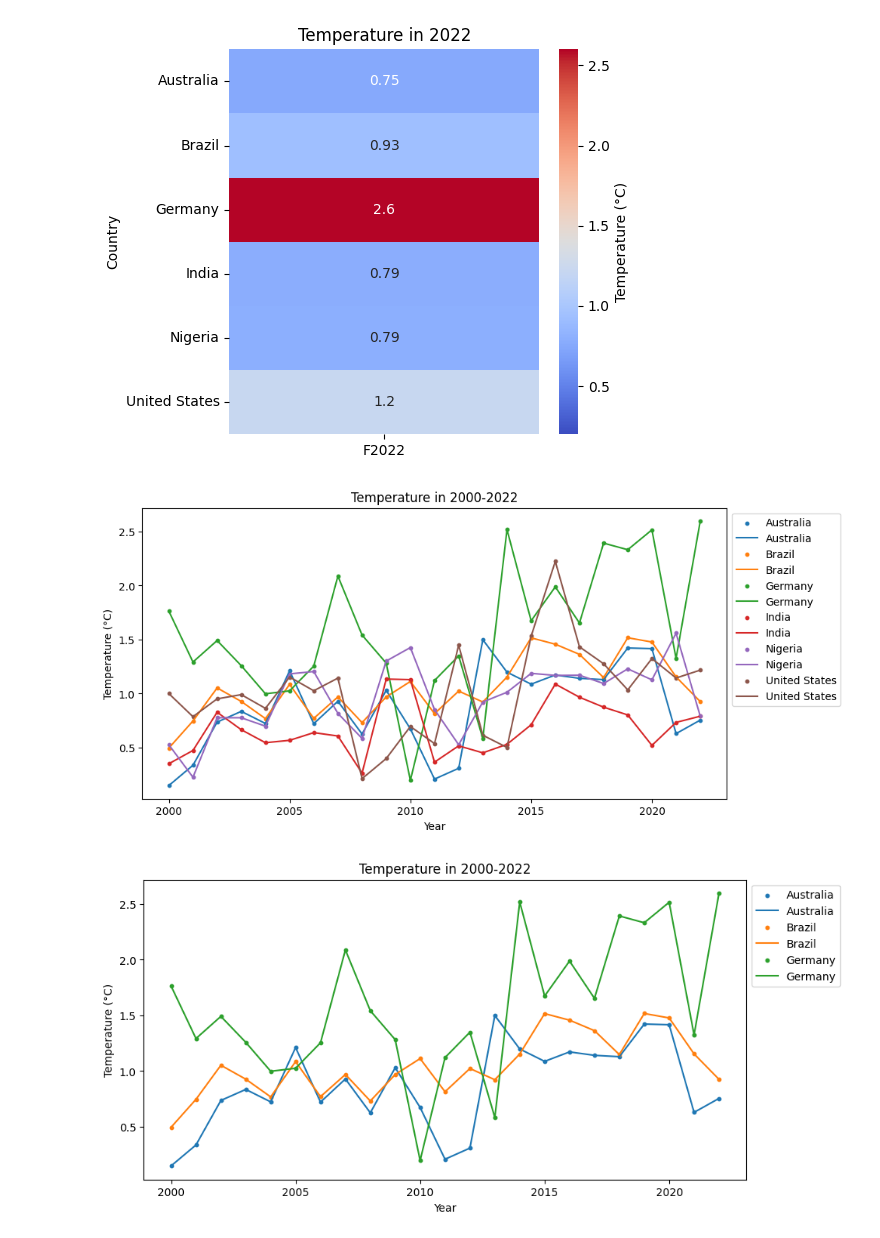
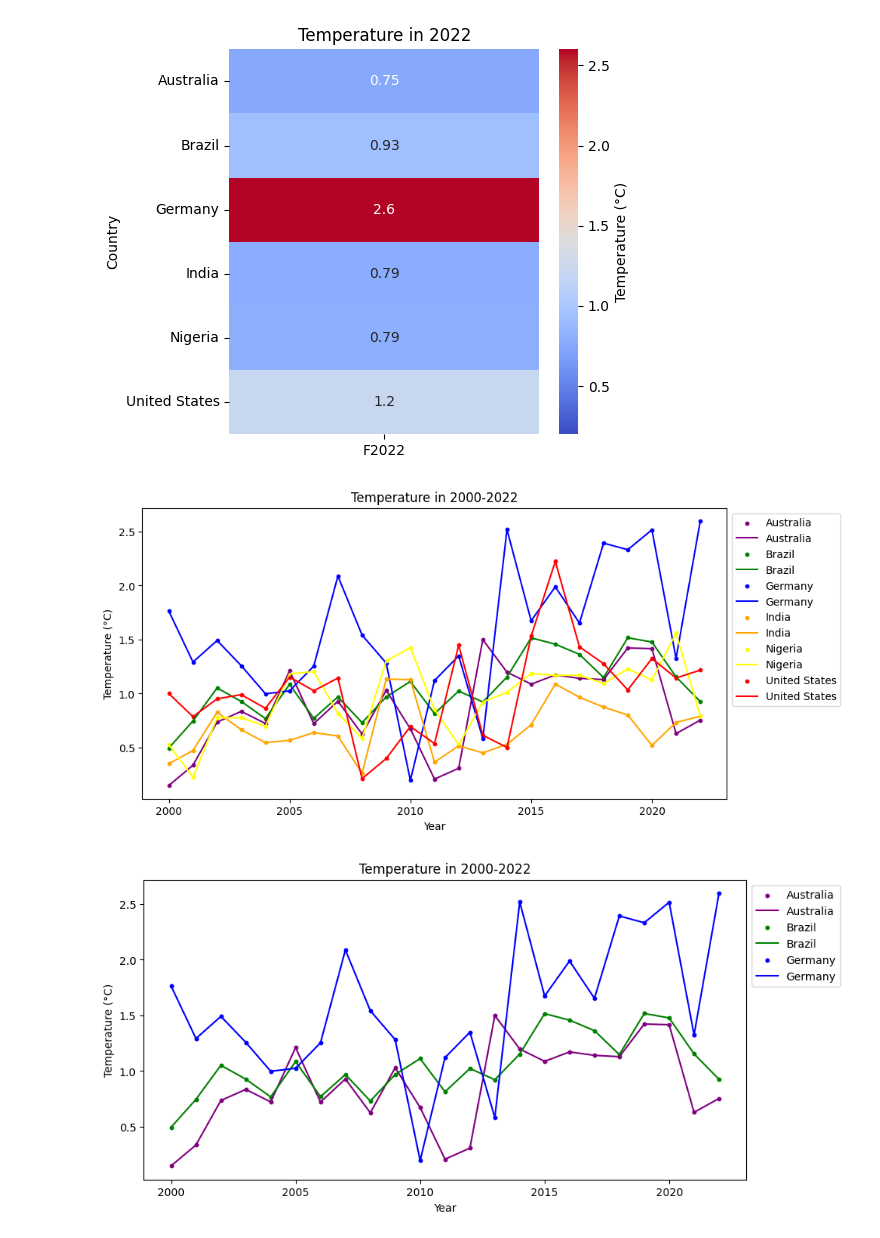
Before and after one commit to emmners/widsdatathon, a Jupyter notebook: datathon.ipynb, the cells around one changed output. Saved outputs shown, nothing was run; the diff lists cells and outputs as text; code cells hidden in the pictures.

```diff
--- a/datathon.ipynb
+++ b/datathon.ipynb
@@ -6,6 +6,14 @@ import matplotlib.pyplot as plt
 import seaborn as sns
 asfw = pd.read_csv('wide_format_annual_surface_temp.csv')
 asfl = pd.read_csv('long_format_annual_surface_temp.csv')
+colors = {
+    'United States': 'red',
+    'Brazil': 'green',
+    'Germany': 'blue',
+    'Nigeria': 'yellow',
+    'India': 'orange',
+    'Australia': 'purple'
+}
 
 # 2000 US, Brazil, Germany, Nigeria, India, Australia
 asfw2000 = asfw[['Country','F2000']]
@@ -38,40 +46,57 @@ updated4 = asfl_u[asfl_u['Country'].isin(['United States','Brazil','Germany','In
 plt.figure(figsize=(10, 5))
 for c in updated4['Country'].unique():
     country_data = updated4[updated4['Country'] == c]
-    plt.scatter(country_data['Year'],country_data['Temperature'],label=c,s=10)
-    plt.plot(country_data['Year'],country_data['Temperature'],label=f'{c}')
+    plt.scatter(country_data['Year'],country_data['Temperature'],label=c,color = colors[c],s=10)
+    plt.plot(country_data['Year'],country_data['Temperature'],label=f'{c}',color = colors[c])
 plt.title('Temperature in 2000-2022')
 plt.xlabel('Year')
 plt.ylabel('Temperature (°C)')
 plt.legend(bbox_to_anchor=(1, 1), loc='upper left')
 plt.show()
 # Australia, Brazil, Germany
 updated5= asfl_u[asfl_u['Country'].isin(['Brazil','Germany','Australia'])]
 plt.figure(figsize=(10, 5))
 for c in updated5['Country'].unique():
     country_data = updated5[updated5['Country'] == c]
-    plt.scatter(country_data['Year'],country_data['Temperature'],label=c,s=10)
-    plt.plot(country_data['Year'],country_data['Temperature'],label=f'{c}')
+    plt.scatter(country_data['Year'],country_data['Temperature'],label=c,color = colors[c], s=10)
+    plt.plot(country_data['Year'],country_data['Temperature'],label=f'{c}', color = colors[c])
 plt.title('Temperature in 2000-2022')
 plt.xlabel('Year')
 plt.ylabel('Temperature (°C)')
 plt.legend(bbox_to_anchor=(1, 1), loc='upper left')
 plt.show()
 # India, Nigeria, US
 updated6 = asfl_u[asfl_u['Country'].isin(['United States','India','Nigeria'])]
 plt.figure(figsize=(10, 5))
 for c in updated6['Country'].unique():
     country_data = updated6[updated6['Country'] == c]
-    plt.scatter(country_data['Year'],country_data['Temperature'],label=c,s=10)
-    plt.plot(country_data['Year'],country_data['Temperature'],label=f'{c}')
+    plt.scatter(country_data['Year'],country_data['Temperature'],label=c,color = colors[c],s=10)
+    plt.plot(country_data['Year'],country_data['Temperature'],label=f'{c}',color = colors[c])
 plt.title('Temperature in 2000-2022')
 plt.xlabel('Year')
 plt.ylabel('Temperature (°C)')
 plt.legend(bbox_to_anchor=(1, 1), loc='upper left')
 plt.show()
+
+#Individual Graphs
+plt.figure(figsize=(10, 6))
+i = 1
+for c in updated4['Country'].unique():
+    country_data = updated4[updated4['Country'] == c]
+    plt.subplot(2,3,i)
+    plt.xlabel('Year')
+    plt.ylabel('Temperature (°C)')
+    plt.title(f'{c}')
+    plt.xlim(2000,2022)
+    plt.ylim(0.2,2.6)
+    plt.scatter(country_data['Year'],country_data['Temperature'],label=c,color = colors[c],s=10)
+    plt.plot(country_data['Year'],country_data['Temperature'],label=f'{c}',color = colors[c])
+    i+=1
+plt.subplots_adjust(hspace=0.5, wspace = 0.5)
+plt.show()
 # %% [output]
 [figure]
 [figure]
 [figure]
-[figure, old version]
+[figure, new version]
-[figure, old version]
+[figure, new version]
```
Also changed, not shown: parts of 1 cell of this notebook.
